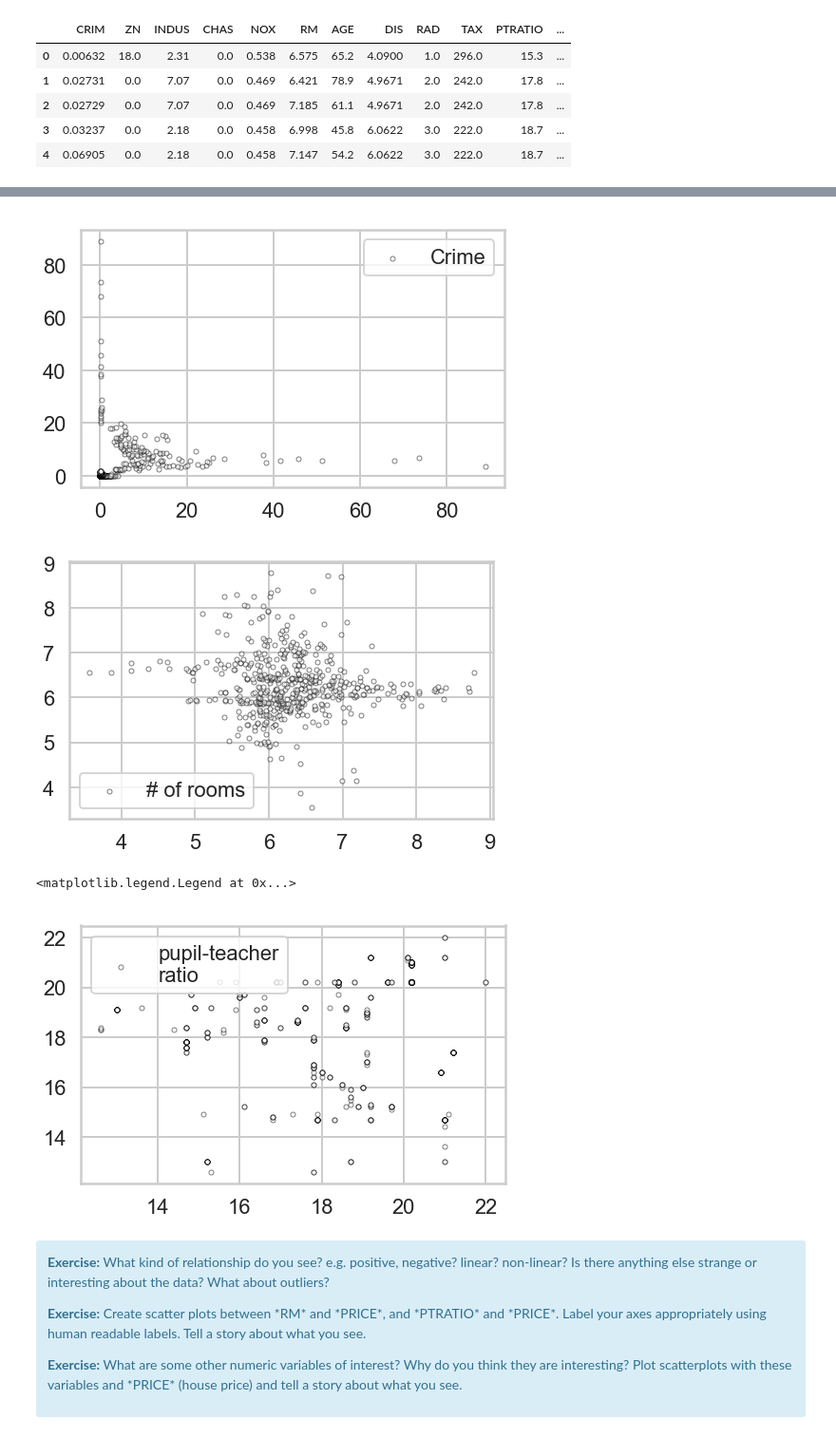
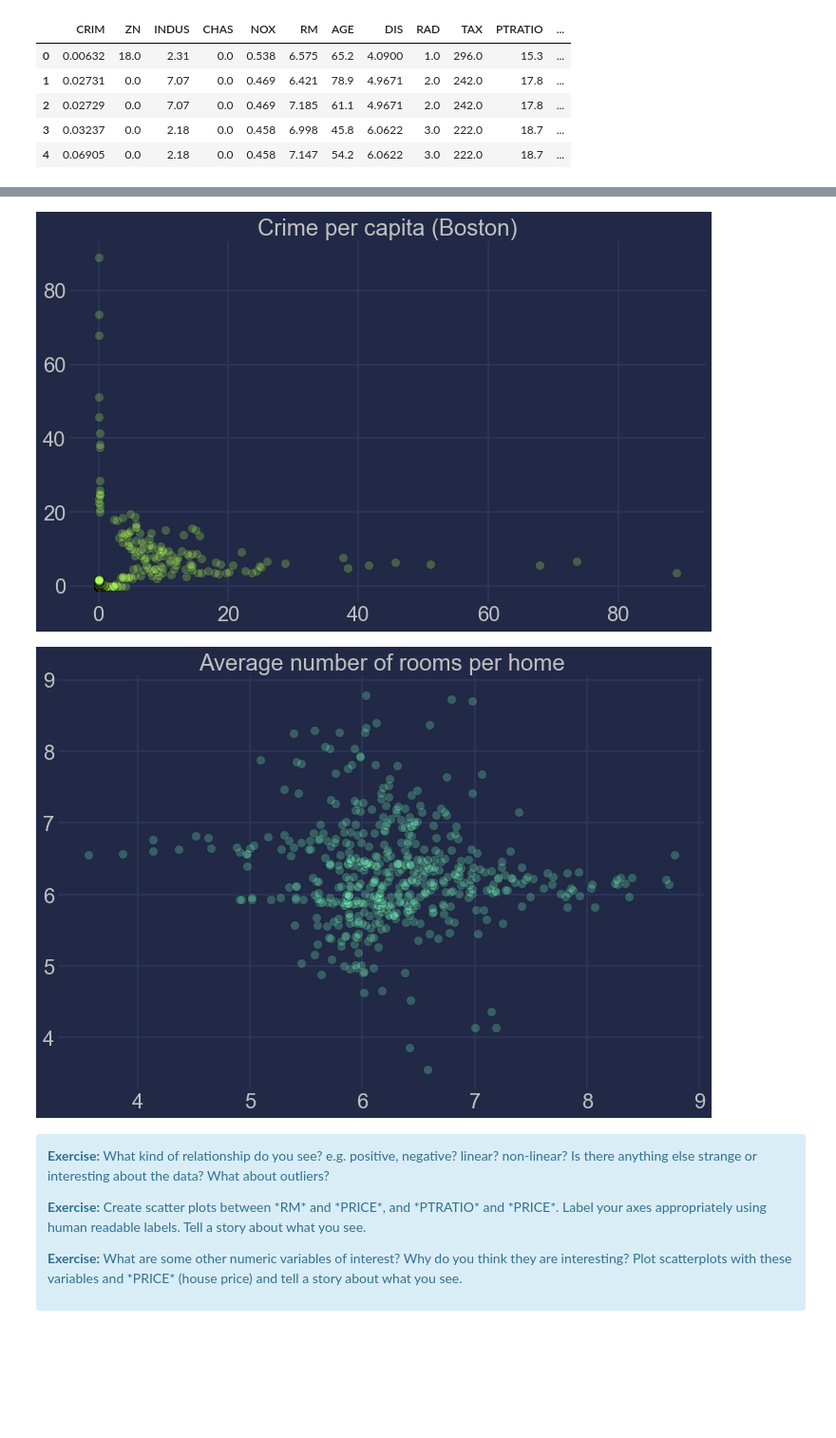
Before and after one commit to Emtman7/Springboard, a Jupyter notebook: Linear Regression.ipynb, the cells around one changed output, grey strips where cells are left out. Shown at 95% size. Drawn from its saved outputs; the diff is of its cells as text; code cells hidden in the pictures; blank space fills up the shorter version.

```diff
--- a/Linear Regression.ipynb
+++ b/Linear Regression.ipynb
@@ -315,0 +239,11 @@ ValueError: min() arg is an empty sequence
+# %%
+fig, ax = plt.subplots(figsize=(15, 7))
+plt.style.use('seaborn-dark')
+
+for param in ['figure.facecolor', 'axes.facecolor', 'savefig.facecolor']:
+    plt.rcParams[param] = '#212946'  # bluish dark grey, also nice: #4e5481'(Dusk)
+
+for param in ['text.color', 'axes.labelcolor', 'xtick.color', 'ytick.color']:
+    plt.rcParams[param] = '.9'      #9dbcd4 (light-grey-blue)
+ax.grid(color='#2A3459')
+plt.hist(bos.PRICE); plt.tight_layout()
@@ -318,23 +331,22 @@ Let's look at some scatter plots for three variables: 'CRIM' (per capita crime r
 # %%
-plt.figure(figsize=(8,5))
-plt.scatter(bos.CRIM, np.sort(bos.CRIM.values), label='Crime', alpha=.5, s=25, color='white', edgecolors='black', lw=1)
-plt.legend(frameon=True)
+plt.figure(figsize=(12,7))
+plt.scatter(bos.CRIM, np.sort(bos.CRIM.values), label='Crime',
+            alpha=.25, s=95, color='#b1ff65', edgecolors='black', lw=1)
+plt.grid(color='#2A3459')
+plt.title('Crime per capita (Boston)')
+#plt.legend(frameon=True)
 plt.show()
 
-plt.figure(figsize=(8,5))
-plt.scatter(bos.RM, np.sort(bos.RM.values), label='# of rooms', alpha=.5, s=25, color='white', edgecolors='black', lw=1)
-plt.legend(frameon=True)
-plt.show()
-
-plt.figure(figsize=(8,5))
-plt.scatter(bos.PTRATIO, np.sort(bos.PTRATIO.values), label='pupil-teacher\nratio',
-            alpha=.5, s=25, color='white', edgecolors='black', lw=1)
-plt.legend(frameon=True)
+plt.figure(figsize=(10,7))
+plt.scatter(bos.RM, np.sort(bos.RM.values), label='# of rooms',
+            alpha=.25, s=95, color='#7bfdc7', edgecolors='black', lw=1)
+plt.grid(color='#2A3459')
+plt.title('Average number of rooms per home')
+#plt.legend(frameon=True)
+plt.tight_layout()
 # %% [output]
-[figure, old version]
+[figure, new version]
-[figure, old version]
+[figure, new version]
-<matplotlib.legend.Legend at 0x...>
-[figure, removed]
 # %% [markdown]
 <div class="span5 alert alert-info">
 
```
Also changed, not shown: parts of 65 cells of this notebook.
